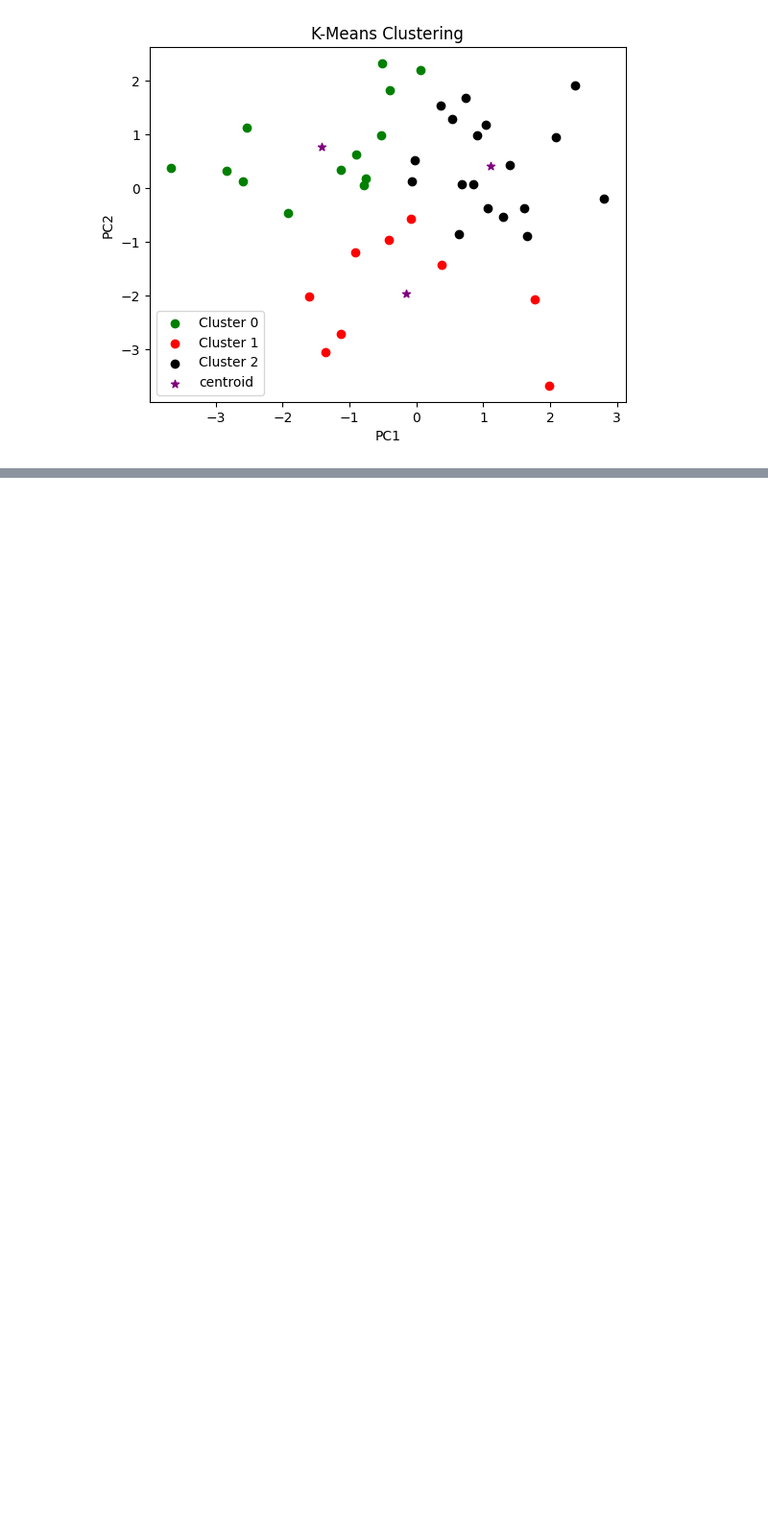
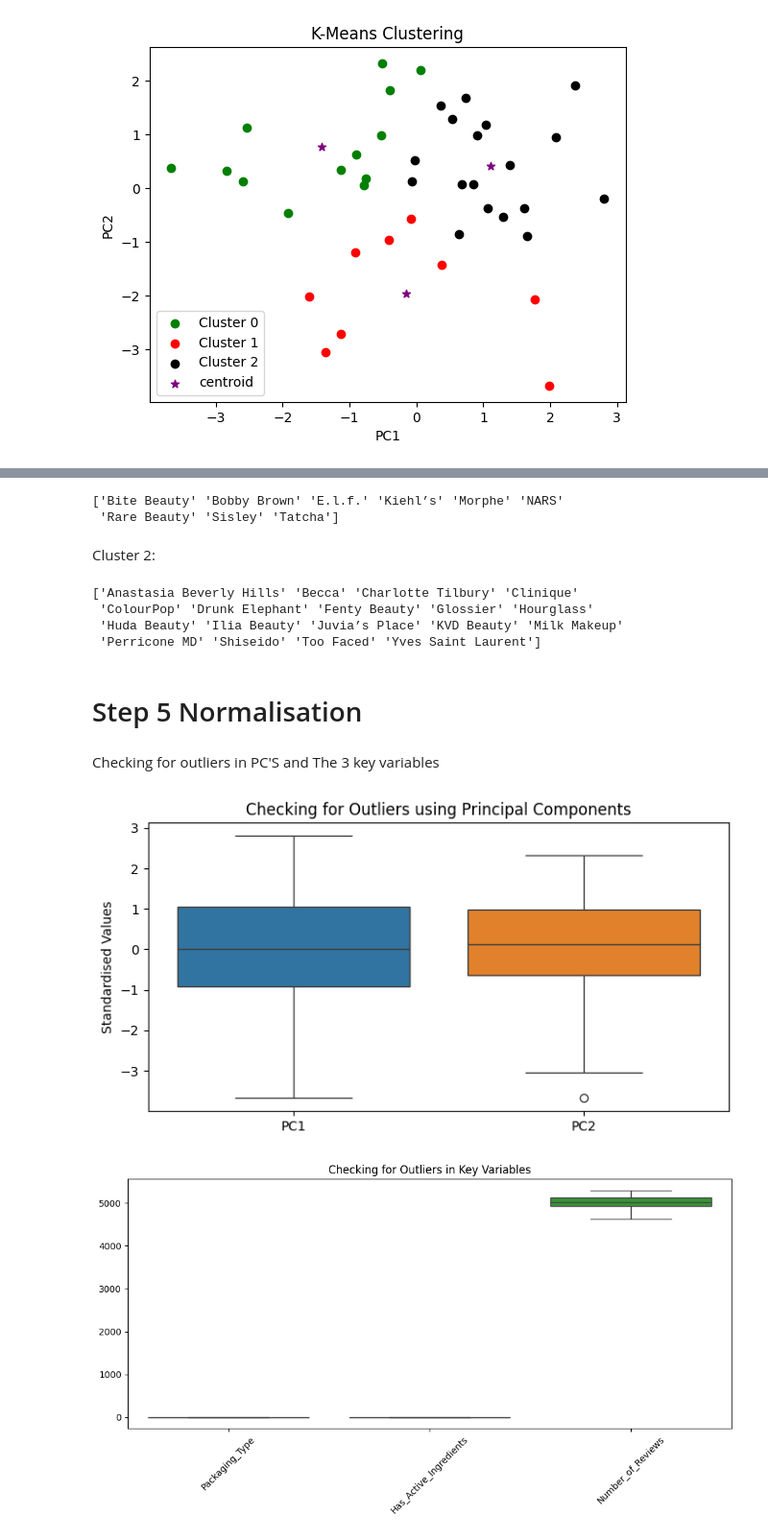
Before and after one commit to caitlinmag/DAV_CA1, a Jupyter notebook: GlobalEthicalBeautyIndex/MultiVariate_Analysis.ipynb, the cells around one changed output, grey strips where cells are left out. Shown at 96% size. Saved outputs shown, nothing was run; the diff lists cells and outputs as text; code cells hidden in the pictures; blank space fills up the shorter version.

Commit message:
Checking outliers for Normalisation
Checking for outliers in the new scaled data from PCA, and outliers in the top 3 variables.

```diff
--- a/GlobalEthicalBeautyIndex/MultiVariate_Analysis.ipynb
+++ b/GlobalEthicalBeautyIndex/MultiVariate_Analysis.ipynb
@@ -375,0 +388,33 @@ plt.show()
+# %%
+print(dataset[dataset.cluster == 1]['Brand'].values)
+# %% [output]
+['Bite Beauty' 'Bobby Brown' 'E.l.f.' 'Kiehl’s' 'Morphe' 'NARS'
+ 'Rare Beauty' 'Sisley' 'Tatcha']
+# %% [markdown]
+Cluster 2:
+# %%
+print(dataset[dataset.cluster == 2]['Brand'].values)
+# %% [output]
+['Anastasia Beverly Hills' 'Becca' 'Charlotte Tilbury' 'Clinique'
+ 'ColourPop' 'Drunk Elephant' 'Fenty Beauty' 'Glossier' 'Hourglass'
+ 'Huda Beauty' 'Ilia Beauty' 'Juvia’s Place' 'KVD Beauty' 'Milk Makeup'
+ 'Perricone MD' 'Shiseido' 'Too Faced' 'Yves Saint Laurent']
+# %% [markdown]
+# Step 5 Normalisation
+# %% [markdown]
+Checking for outliers in PC'S and The 3 key variables
+# %%
+plt.figure(figsize=(8, 4))
+sns.boxplot(data=dataset[['PC1', 'PC2']])
+plt.title("Checking for Outliers using Principal Components")
+plt.ylabel("Standardised Values")
+plt.show()
+
+plt.figure(figsize=(12, 5))
+sns.boxplot(data=X_scaled_df[['Packaging_Type', 'Has_Active_Ingredients', 'Number_of_Reviews']])
+plt.title("Checking for Outliers in Key Variables")
+plt.xticks(rotation=45)
+plt.show()
+# %% [output]
+[figure, added]
+[figure, added]
```
Also changed, not shown: parts of 11 cells of this notebook, 2 other files.
